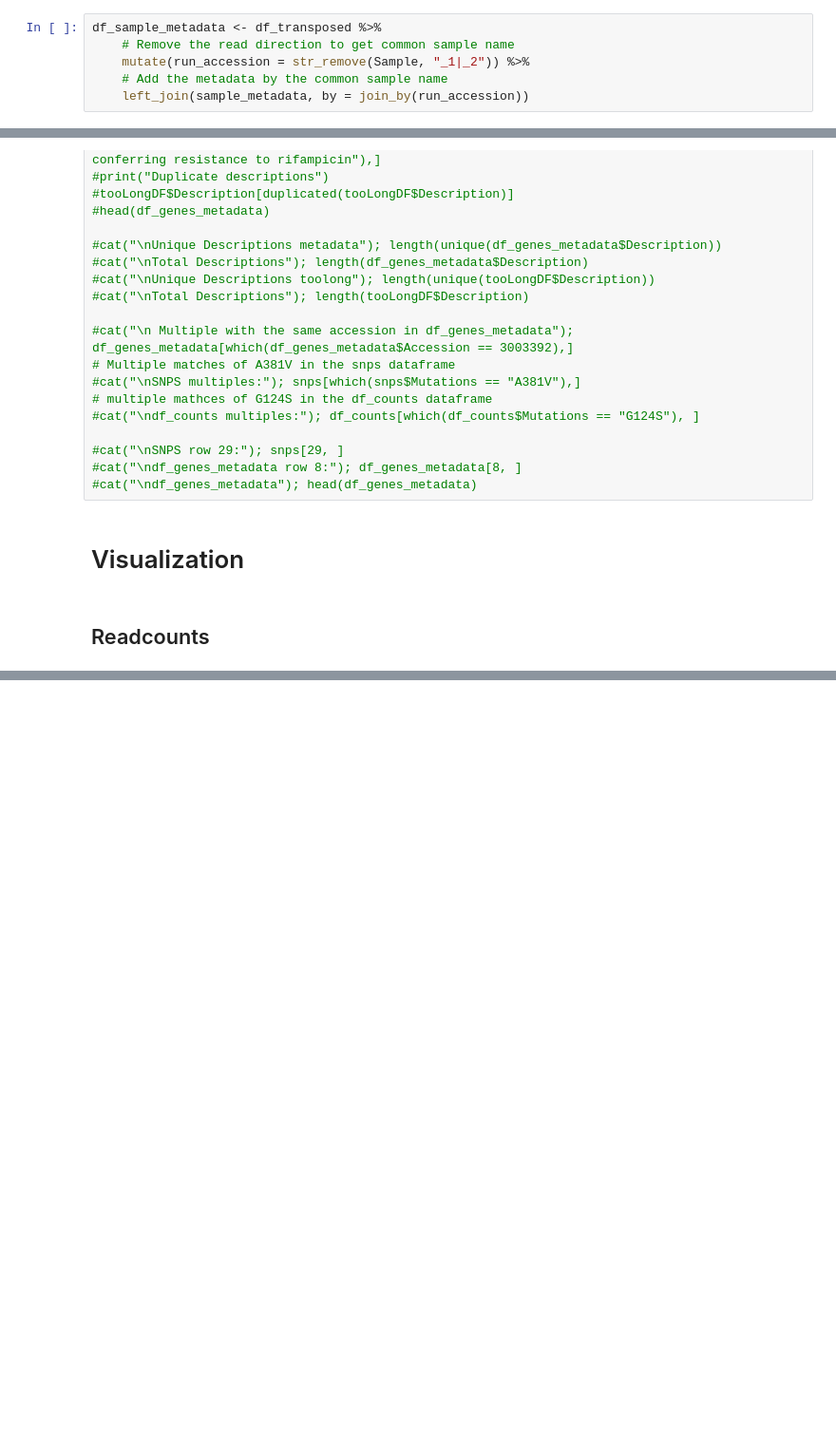
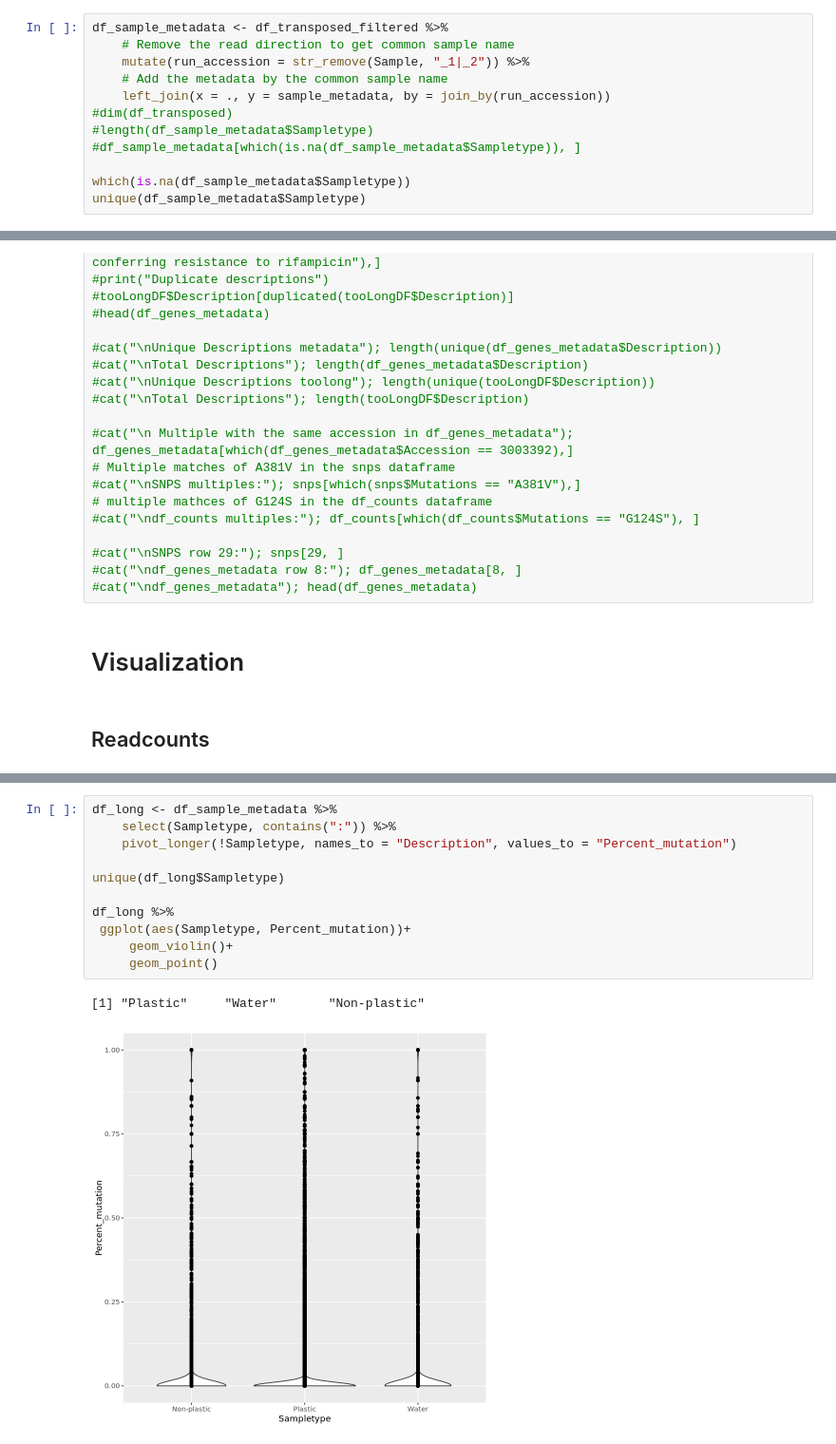
Before and after one commit to blomfelt/plastisphere, a Jupyter notebook: plastisphere.ipynb, the cells around one changed output, grey strips where cells are left out. Shown: that part at 95% size. Cells and saved outputs as stored; diff of their text form; blank space fills up the shorter version.

Commit message:
Remove samples that should not have been included

```diff
--- a/plastisphere.ipynb
+++ b/plastisphere.ipynb
@@ -182,8 +182,14 @@ df_genes_metadata <- df_relative %>%
 # %% [markdown]
 ## Create sample metadata dataframe
 # %%
-df_sample_metadata <- df_transposed %>%
+df_sample_metadata <- df_transposed_filtered %>%
     # Remove the read direction to get common sample name
     mutate(run_accession = str_remove(Sample, "_1|_2")) %>%
     # Add the metadata by the common sample name
-    left_join(sample_metadata, by = join_by(run_accession))
+    left_join(x = ., y = sample_metadata, by = join_by(run_accession))
+#dim(df_transposed)
+#length(df_sample_metadata$Sampletype)
+#df_sample_metadata[which(is.na(df_sample_metadata$Sampletype)), ]
+
+which(is.na(df_sample_metadata$Sampletype))
+unique(df_sample_metadata$Sampletype)
@@ -245,0 +267,14 @@ df_readcount_transposed %>%
+# %%
+df_long <- df_sample_metadata %>%
+    select(Sampletype, contains(":")) %>%
+    pivot_longer(!Sampletype, names_to = "Description", values_to = "Percent_mutation")
+
+unique(df_long$Sampletype)
+
+df_long %>%
+ ggplot(aes(Sampletype, Percent_mutation))+
+     geom_violin()+
+     geom_point()
+# %% [output]
+[1] "Plastic"     "Water"       "Non-plastic"
+[figure, added]
```
Also changed, not shown: parts of 5 cells of this notebook, 3 other files.
